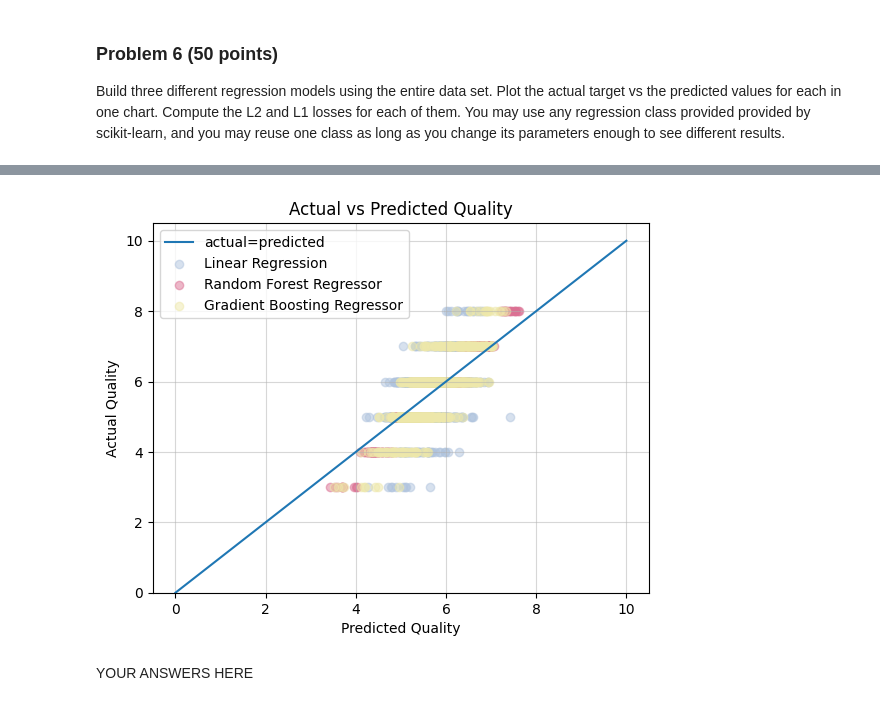
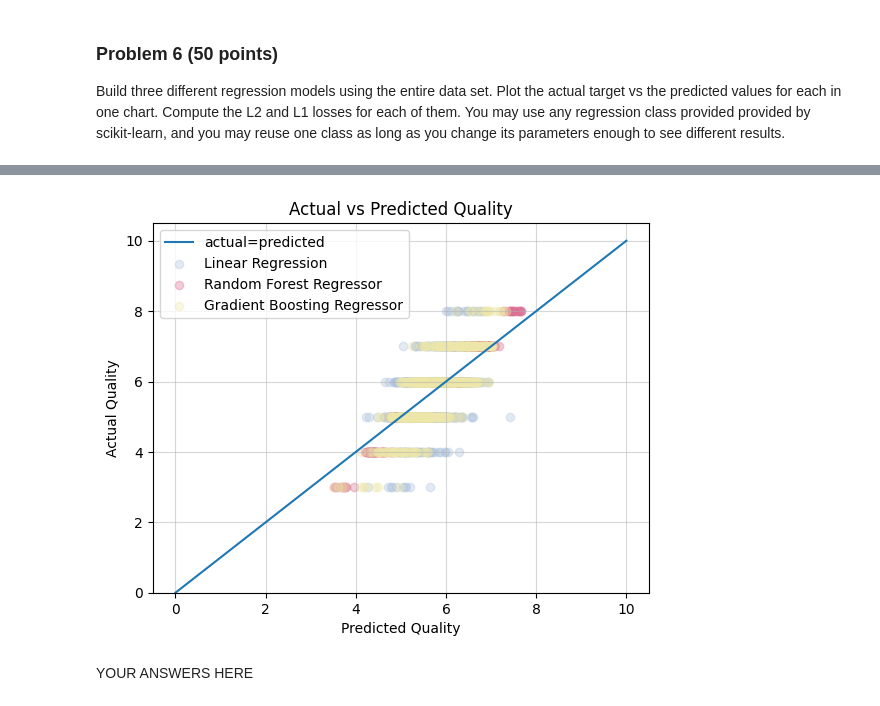
Before and after one commit to tware5-star/dx602-final-project, a Jupyter notebook: project.ipynb, the cells around one changed output, grey strips where cells are left out. Cells and saved outputs as stored; diff of their text form; code cells hidden in the pictures.

Commit message:
Problem 6 change alpha for .5 to .35

```diff
--- a/project.ipynb
+++ b/project.ipynb
@@ -431,10 +431,10 @@ print(f"Gradient Boosting Regressor L2 (MSE) Loss: {gradient_mse}")
 
 
 plt.plot([0,10],[0,10], label="actual=predicted")
-plt.scatter(linear_prediction, df_target, color="lightsteelblue", label='Linear Regression', alpha=0.50) # why use regular blue when you can use lightsteelblue
+plt.scatter(linear_prediction, df_target, color="lightsteelblue", label='Linear Regression', alpha=0.35) # why use regular blue when you can use lightsteelblue
 # looked through https://matplotlib.org/stable/gallery/color/named_colors.html for colors to use for graph
-plt.scatter(random_prediction, df_target, color="palevioletred", label='Random Forest Regressor', alpha=0.50)
-plt.scatter(gradient_prediction, df_target, color="palegoldenrod", label='Gradient Boosting Regressor', alpha=0.50)
+plt.scatter(random_prediction, df_target, color="palevioletred", label='Random Forest Regressor', alpha=0.35)
+plt.scatter(gradient_prediction, df_target, color="palegoldenrod", label='Gradient Boosting Regressor', alpha=0.35)
 ## Working on changing alpha scale as random_prediction and gradient_prediction have a lot of overlapping in the plots
 plt.gca().set_ylim(0)
 plt.legend()
@@ -453,5 +453,5 @@ Gradient Boosting Regressor L1 (MAE) Loss: 0.4066405924923638
 Gradient Boosting Regressor L2 (MSE) Loss: 0.2640121801556321
-[figure, old version]
+[figure, new version]
 # %% [markdown]
 YOUR ANSWERS HERE
 # %% [markdown]
```
Also changed, not shown: parts of 1 cell of this notebook.
